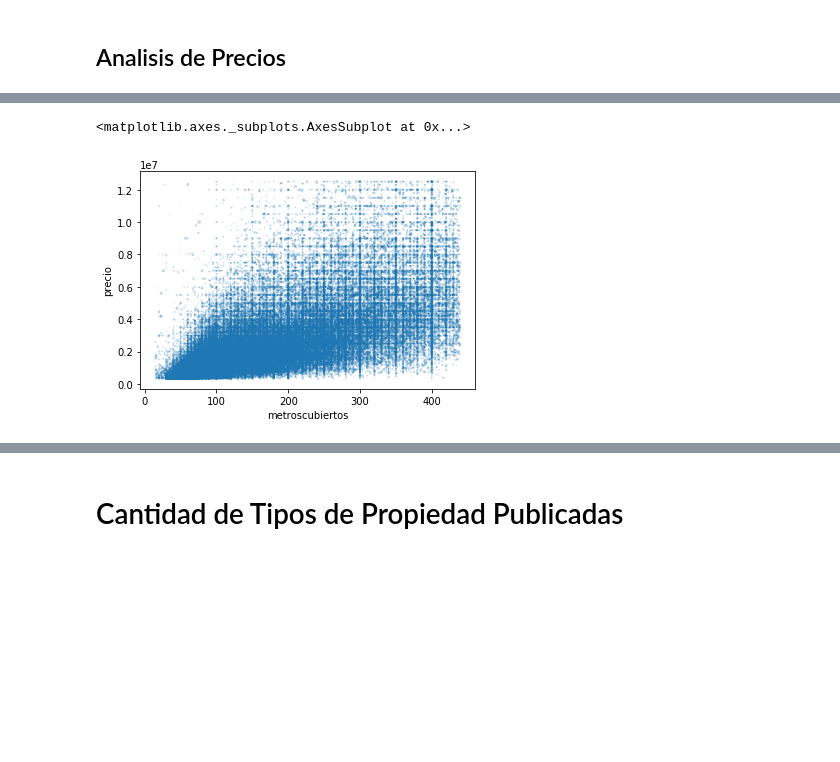
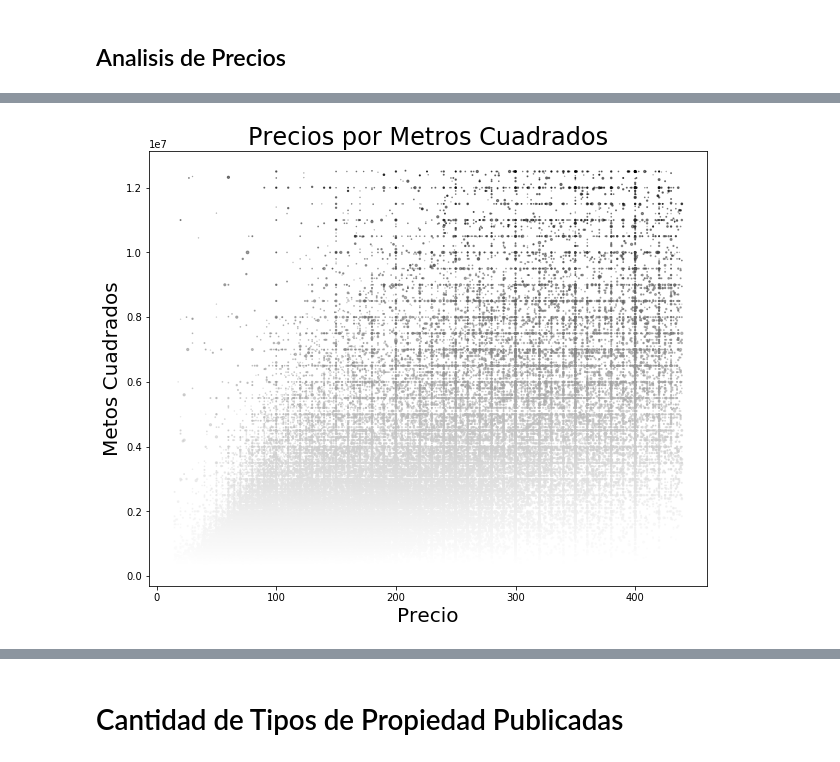
Before and after one commit to cessar5/7506_20192C, a Jupyter notebook: tp1.ipynb, the cells around one changed output, grey strips where cells are left out. Cells and saved outputs as stored; diff of their text form; code cells hidden in the pictures; blank space fills up the shorter version.

```diff
--- a/tp1.ipynb
+++ b/tp1.ipynb
@@ -107,0 +178,5 @@ print(dfZP['provincia'].unique())
+# %%
+dfZP['banos'] = dfZP['banos'].fillna(0)
+dfZP['habitaciones'] = dfZP['habitaciones'].fillna(0)
+dfZP['garages'] = dfZP['garages'].fillna(0)
+dfZP['antiguedad'] = dfZP['antiguedad'].fillna(0)
@@ -107,0 +207,18 @@ print(dfZP['provincia'].unique())
+# %%
+dfZP['precio'] = dfZP['precio'].astype(int)
+dfZP['banos'] = dfZP['banos'].astype(int)
+dfZP['habitaciones'] = dfZP['habitaciones'].astype(int)
+dfZP['garages'] = dfZP['garages'].astype(int)
+dfZP['antiguedad'] = dfZP['antiguedad'].astype(int)
+dfZP['escuelascercanas'] = dfZP['escuelascercanas'].astype(int)
+dfZP['centroscomercialescercanos'] = dfZP['centroscomercialescercanos'].astype(int)
+dfZP['gimnasio'] = dfZP['gimnasio'].astype(int)
+dfZP['usosmultiples'] = dfZP['usosmultiples'].astype(int)
+dfZP['piscina'] = dfZP['piscina'].astype(int)
+dfZP['fecha'] = pd.to_datetime(dfZP['fecha'], format='%Y-%m-%d %H:%M:%S.%f', errors='coerce')
+dfZP['fecha_YYYY'] = pd.DatetimeIndex(dfZP['fecha']).year
+dfZP['fecha_MM'] = pd.DatetimeIndex(dfZP['fecha']).month
+dfZP['fecha_DD'] = pd.DatetimeIndex(dfZP['fecha']).day
+dfZP['fecha_dayofyear'] = dfZP['fecha'].dt.dayofyear
+dfZP['fecha_dayofweek'] = dfZP['fecha'].dt.dayofweek
+dfZP['fecha_day_name'] = dfZP['fecha'].dt.day_name()
@@ -131,9 +318,11 @@ print(dfZP['provincia'].unique())
 # %%
 
-dfZP.plot.scatter( x='metroscubiertos', y='precio',s=dfZP['antiguedad'] * 0.1,alpha=0.2)
+dfZP.plot.scatter( x='metroscubiertos', y='precio',s=dfZP['antiguedad'] * 0.1,alpha=0.5,  figsize=(10,8), c=dfZP['precio'])
+plt.title('Precios por Metros Cuadrados', fontsize=24);
+plt.xlabel('Precio', fontsize=20);
+plt.ylabel('Metos Cuadrados', fontsize=20);
 # %% [output]
-<matplotlib.axes._subplots.AxesSubplot at 0x...>
-[figure, old version]
+[figure, new version]
 # %%
 def valores_nulos(df):
 
```
Also changed, not shown: parts of 71 cells of this notebook.
